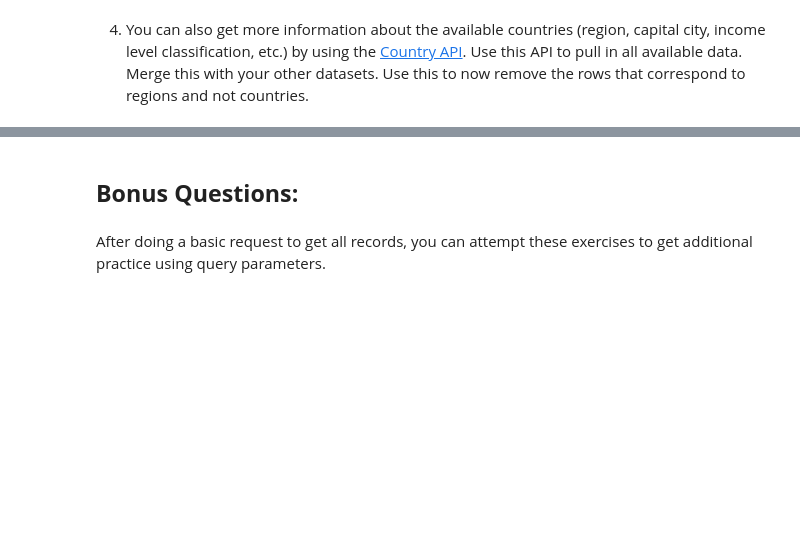
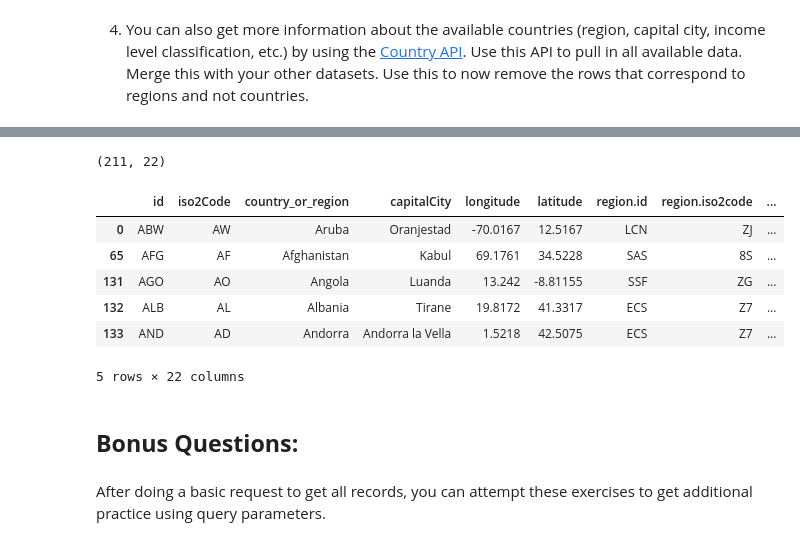
Before and after one commit to nss-data-science-cohort-8/api-exercise-DrewRichard7, a Jupyter notebook: notebooks/un_api_exercise.ipynb, the cells around one changed output, grey strips where cells are left out. Saved outputs shown, nothing was run; the diff lists cells and outputs as text; code cells hidden in the pictures; blank space fills up the shorter version.

```diff
--- a/notebooks/un_api_exercise.ipynb
+++ b/notebooks/un_api_exercise.ipynb
@@ -51,3 +150,18 @@ pd.json_normalize(response.json()[1])
+# %%
+res3 = pd.json_normalize(response3.json()[1]).rename(columns={'name':'country_or_region'})
+res3
+res_merged2 = pd.merge(left=res3, right=res_merged, on='country_or_region', how='left').replace(r'^\s*$', np.nan, regex=True).dropna(subset='capitalCity')
+print(res_merged2.shape)
+res_merged2.head()
+# %% [output]
+(211, 22)
+|  | id | iso2Code | country_or_region | capitalCity | longitude | latitude | region.id | region.iso2code | ... |
+| 0 | ABW | AW | Aruba | Oranjestad | -70.0167 | 12.5167 | LCN | ZJ | ... |
+| 65 | AFG | AF | Afghanistan | Kabul | 69.1761 | 34.5228 | SAS | 8S | ... |
+| 131 | AGO | AO | Angola | Luanda | 13.242 | -8.81155 | SSF | ZG | ... |
+| 132 | ALB | AL | Albania | Tirane | 19.8172 | 41.3317 | ECS | Z7 | ... |
+| 133 | AND | AD | Andorra | Andorra la Vella | 1.5218 | 42.5075 | ECS | Z7 | ... |
+5 rows × 22 columns
 # %% [markdown]
 ## **Bonus Questions:**
 # %% [markdown]
```
Also changed, not shown: parts of 7 cells of this notebook, 2 other files.
